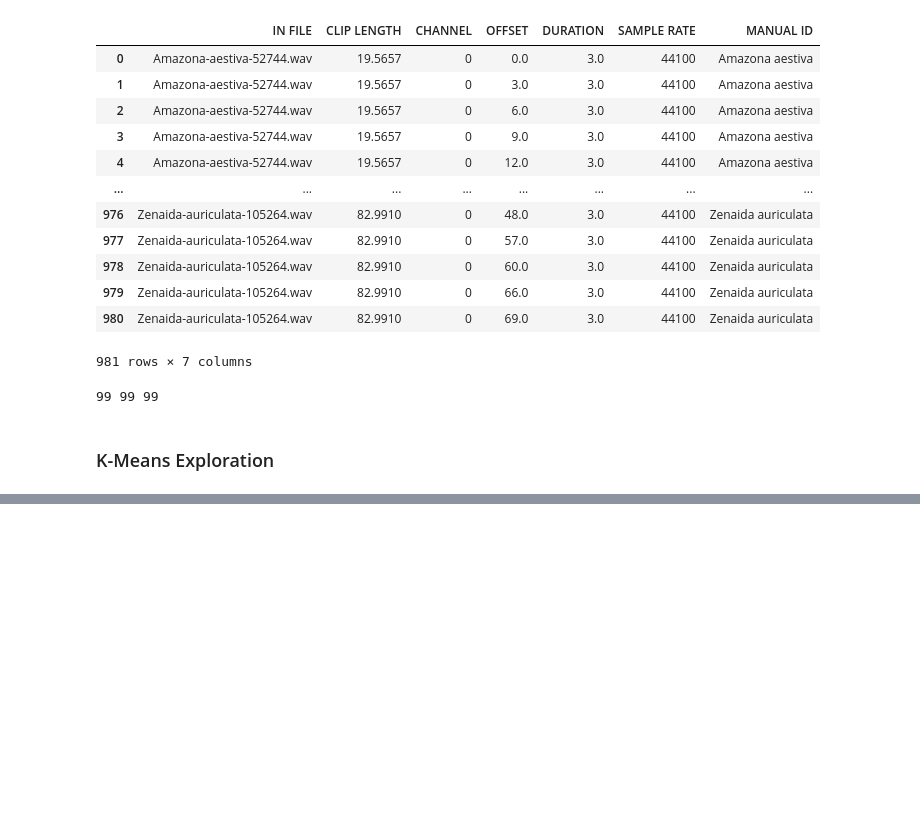
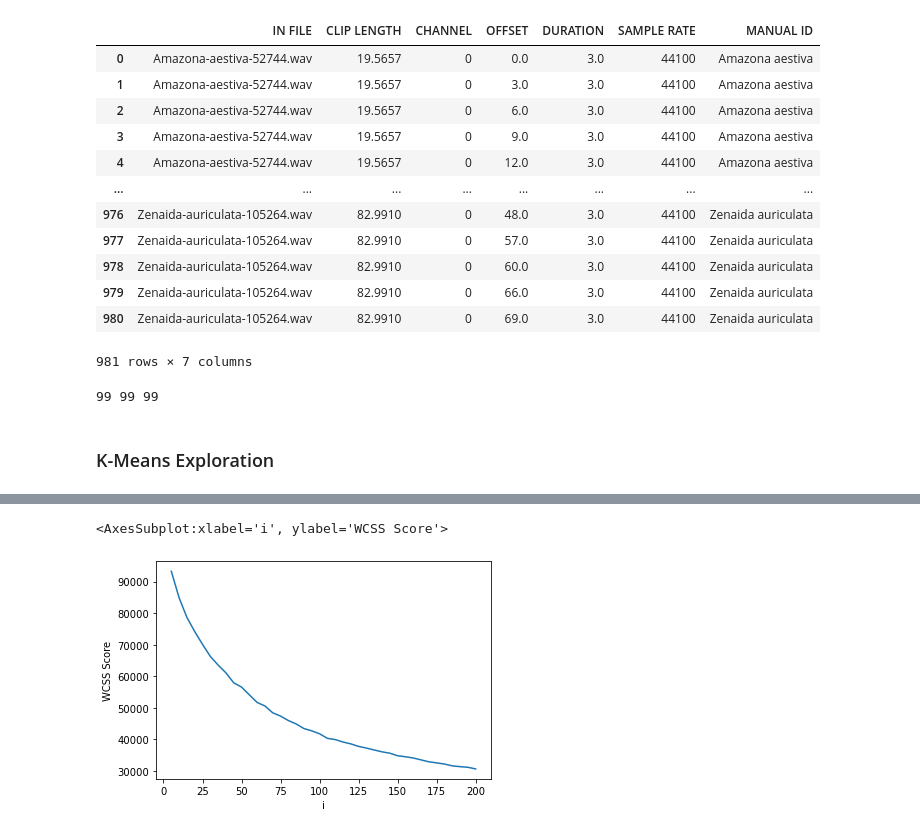
Before and after one commit to UCSD-E4E/passive-acoustic-biodiversity, a Jupyter notebook: BirdnetEmbeddings/KMeans_Exploration.ipynb, the cells around one changed output, grey strips where cells are left out. Cells and saved outputs as stored; diff of their text form; code cells hidden in the pictures; blank space fills up the shorter version.

```diff
--- a/BirdnetEmbeddings/KMeans_Exploration.ipynb
+++ b/BirdnetEmbeddings/KMeans_Exploration.ipynb
@@ -161,5 +161,7 @@ for model in os.listdir(model_dir):
     with open(model_dir + model, "rb") as f:
         model_list.append(pickle.load(f))
 
-wcss_data = pd.read_csv("kmeans_wcss.csv").to_list()
+wcss_data = pd.read_csv("kmeans_wcss.csv", names=["WCSS Score"])
+wcss_data["i"] = wcss_data.index * 5 + 5
+wcss_data
 # %% [output]
@@ -167,3 +185,6 @@ ValueError: The truth value of a DataFrame is ambiguous. Use a.empty, a.bool(),
 # %%
 import seaborn as sns
-sns.lineplot(wcss_data)
+sns.lineplot(data = wcss_data, x = "i", y = "WCSS Score")
+# %% [output]
+<AxesSubplot:xlabel='i', ylabel='WCSS Score'>
+[figure, added]
```
Also changed, not shown: parts of 1 cell of this notebook.
